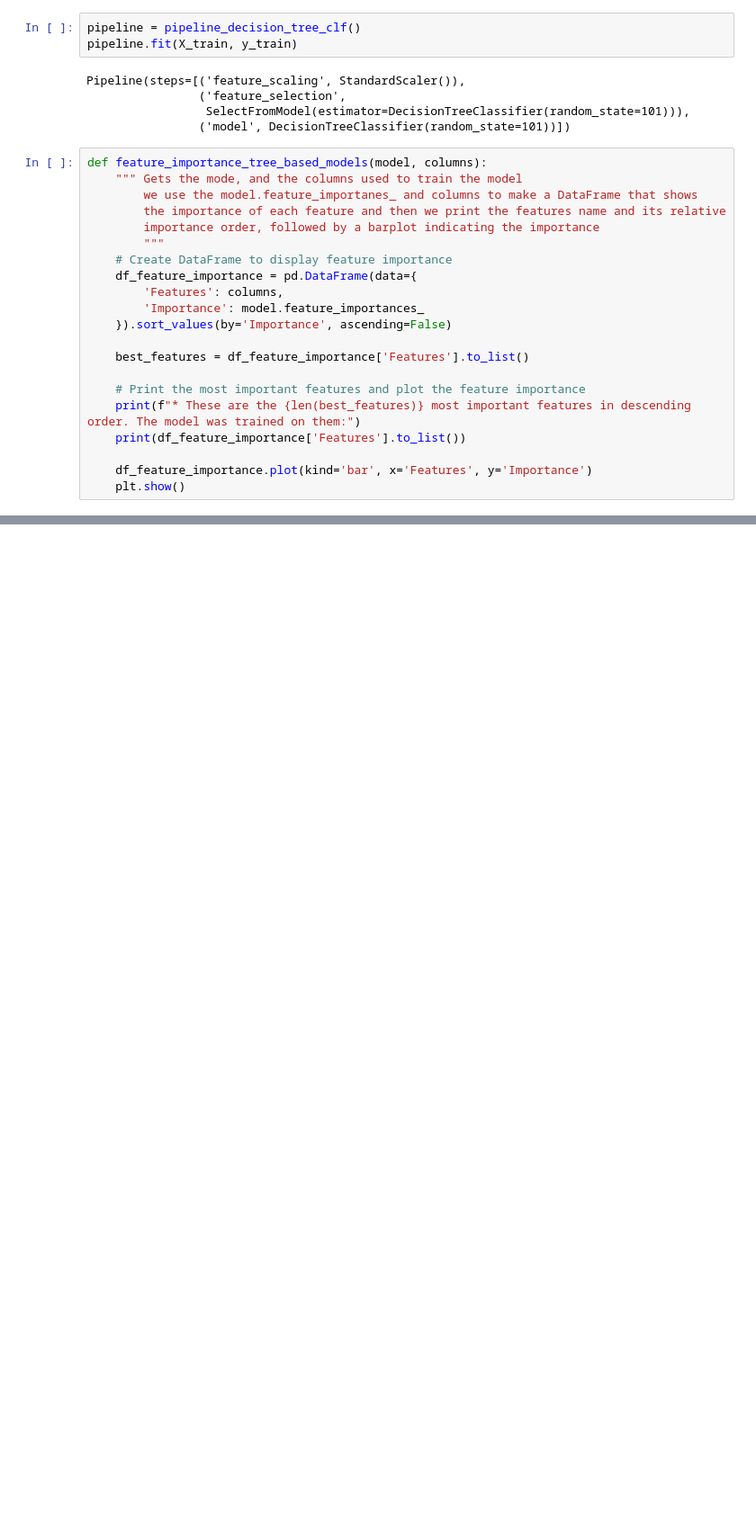
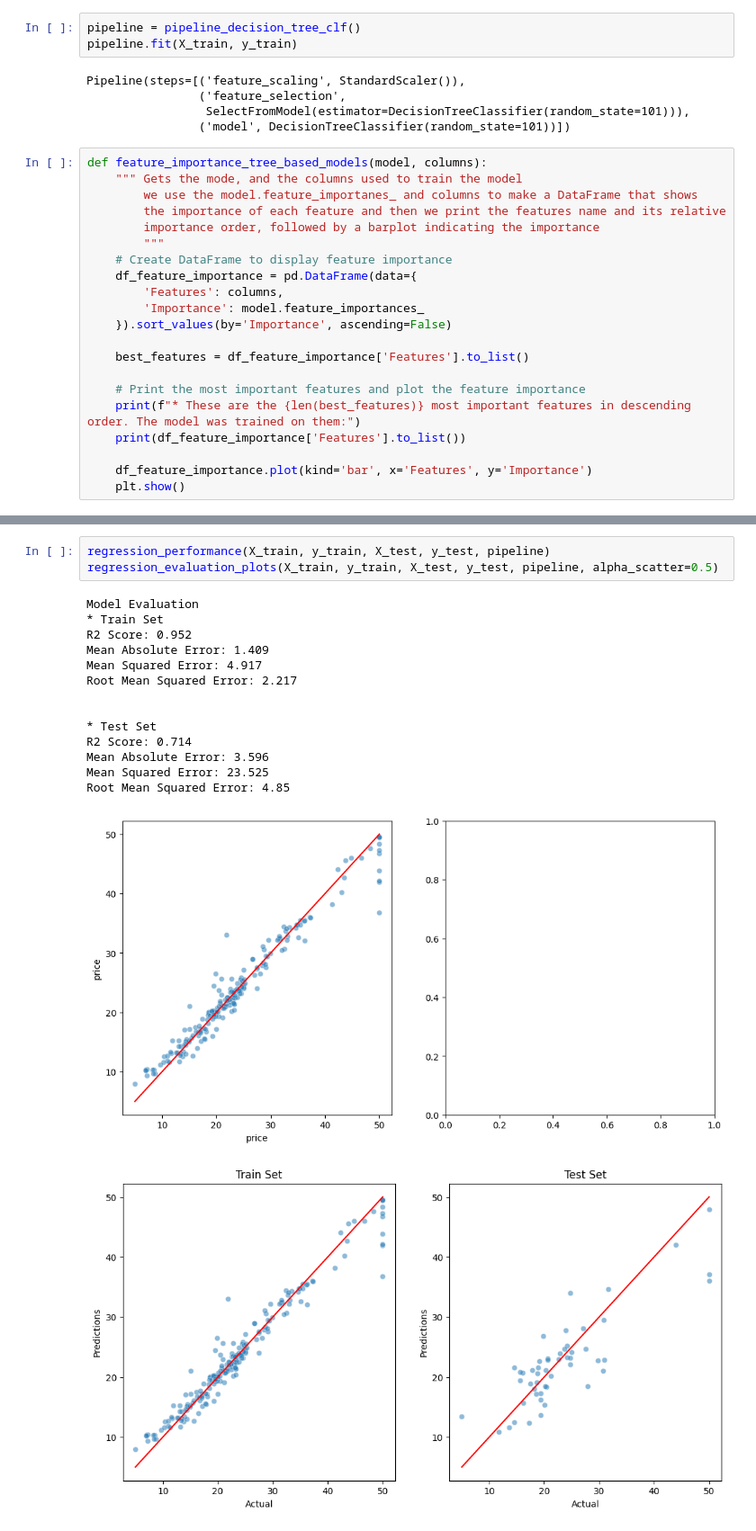
Before and after one commit to Danpr1984/Calculator-, a Jupyter notebook: scikit-learn.ipynb, the cells around one changed output, grey strips where cells are left out. Shown at 90% size. Cells and saved outputs as stored; diff of their text form; blank space fills up the shorter version.

```diff
--- a/scikit-learn.ipynb
+++ b/scikit-learn.ipynb
@@ -718,0 +818,19 @@ feature_importance_tree_based_models(model=pipeline['model'],
+# %%
+regression_performance(X_train, y_train, X_test, y_test, pipeline)
+regression_evaluation_plots(X_train, y_train, X_test, y_test, pipeline, alpha_scatter=0.5)
+# %% [output]
+Model Evaluation
+* Train Set
+R2 Score: 0.952
+Mean Absolute Error: 1.409
+Mean Squared Error: 4.917
+Root Mean Squared Error: 2.217
+
+
+* Test Set
+R2 Score: 0.714
+Mean Absolute Error: 3.596
+Mean Squared Error: 23.525
+Root Mean Squared Error: 4.85
+[figure, added]
+[figure, added]
```
Also changed, not shown: parts of 13 cells of this notebook.
